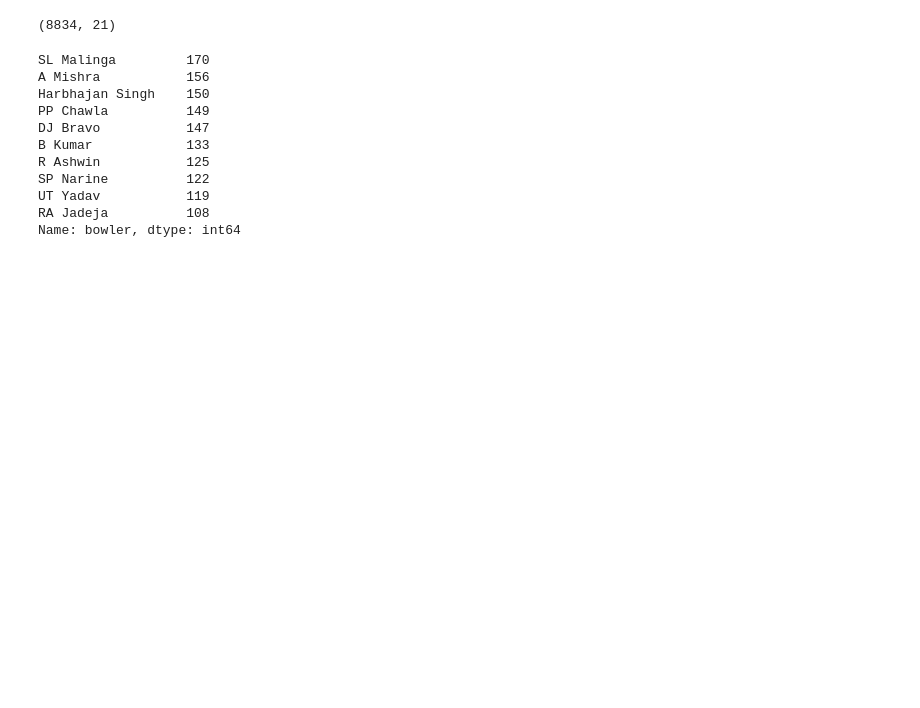
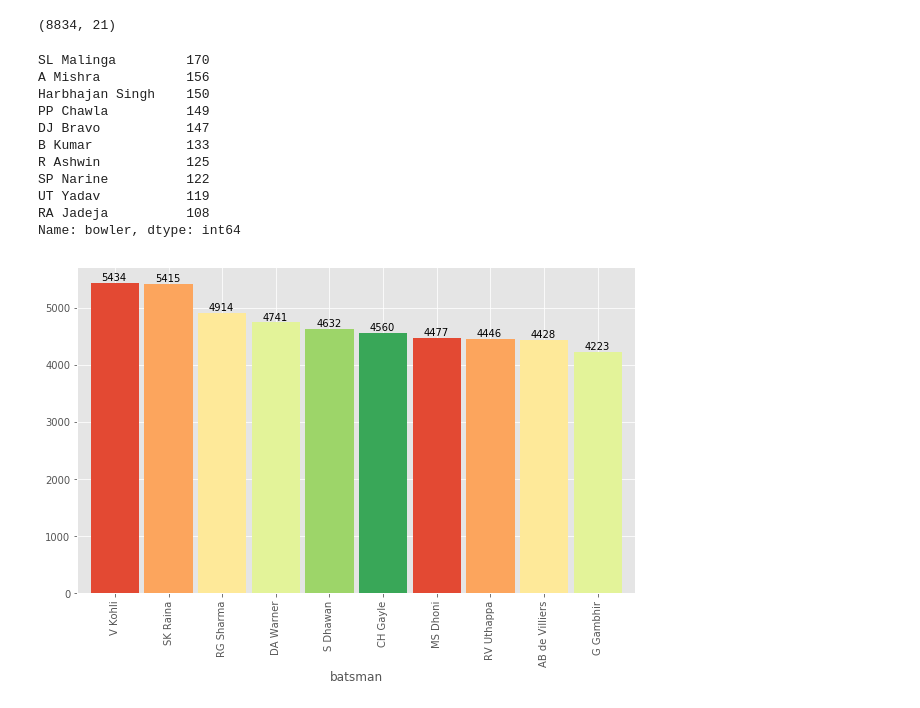
Before and after one commit to ravi4all/ML_JulyRegular_19, a Jupyter notebook: 02-DataAnalysis/IPL_InDepthAnalysis.ipynb, the cells around one changed output. Saved outputs shown, nothing was run; the diff lists cells and outputs as text; code cells hidden in the pictures; blank space fills up the shorter version.

```diff
--- a/02-DataAnalysis/IPL_InDepthAnalysis.ipynb
+++ b/02-DataAnalysis/IPL_InDepthAnalysis.ipynb
@@ -162,3 +162,11 @@ Name: bowler, dtype: int64
 # most runs in IPL
 # highest individual score in ipl
 # highest team score in ipl
+# %%
+plt.figure(figsize=(10,6))
+plt.style.use('ggplot')
+ax = deliveries.groupby('batsman')['batsman_runs'].sum().sort_values(ascending=False).head(10).plot.bar(width=0.9, color=sns.color_palette('RdYlGn'))
+for patch in ax.patches:
+    ax.annotate(format(patch.get_height()),(patch.get_x() + 0.2, patch.get_height() + 40))
+# %% [output]
+[figure, added]
```
Also changed, not shown: parts of 7 cells of this notebook.
